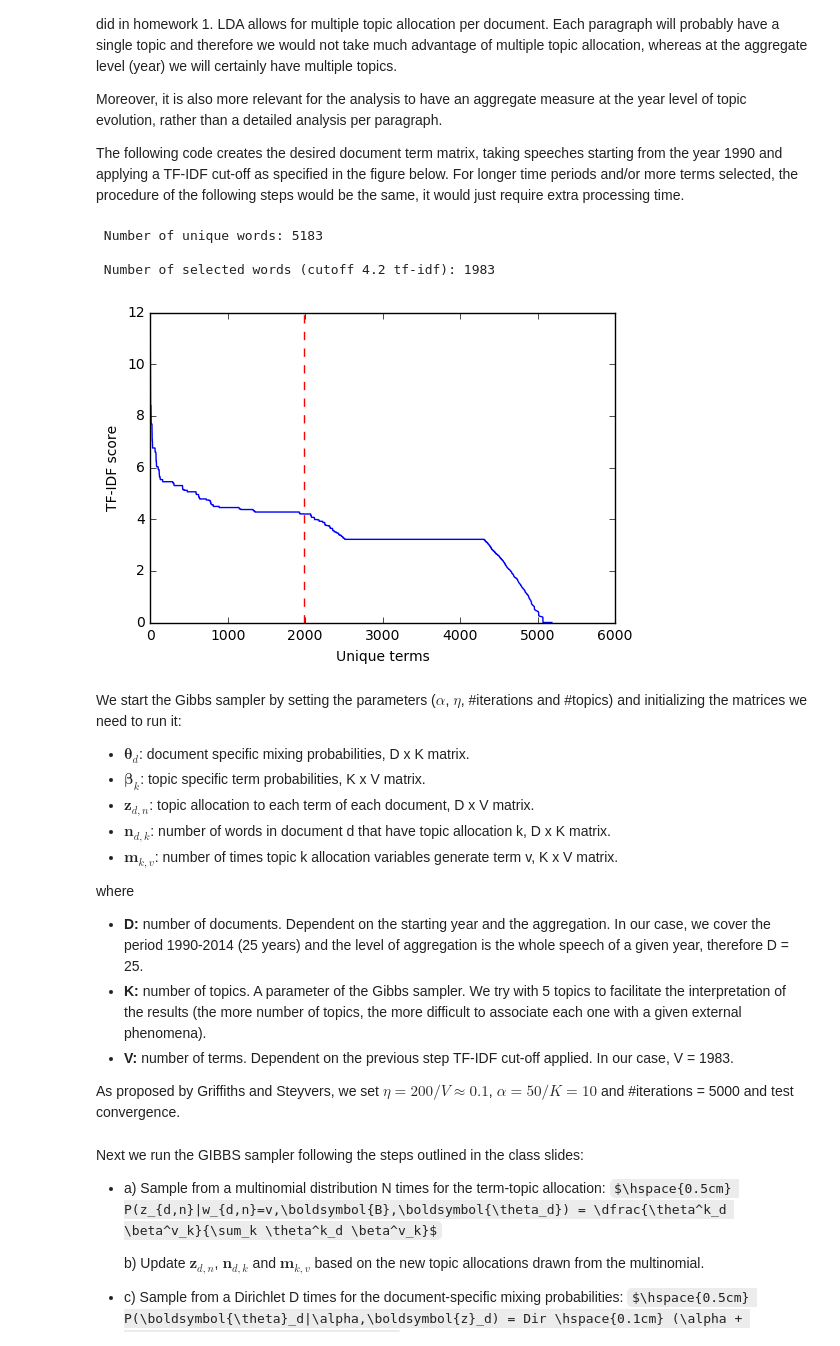
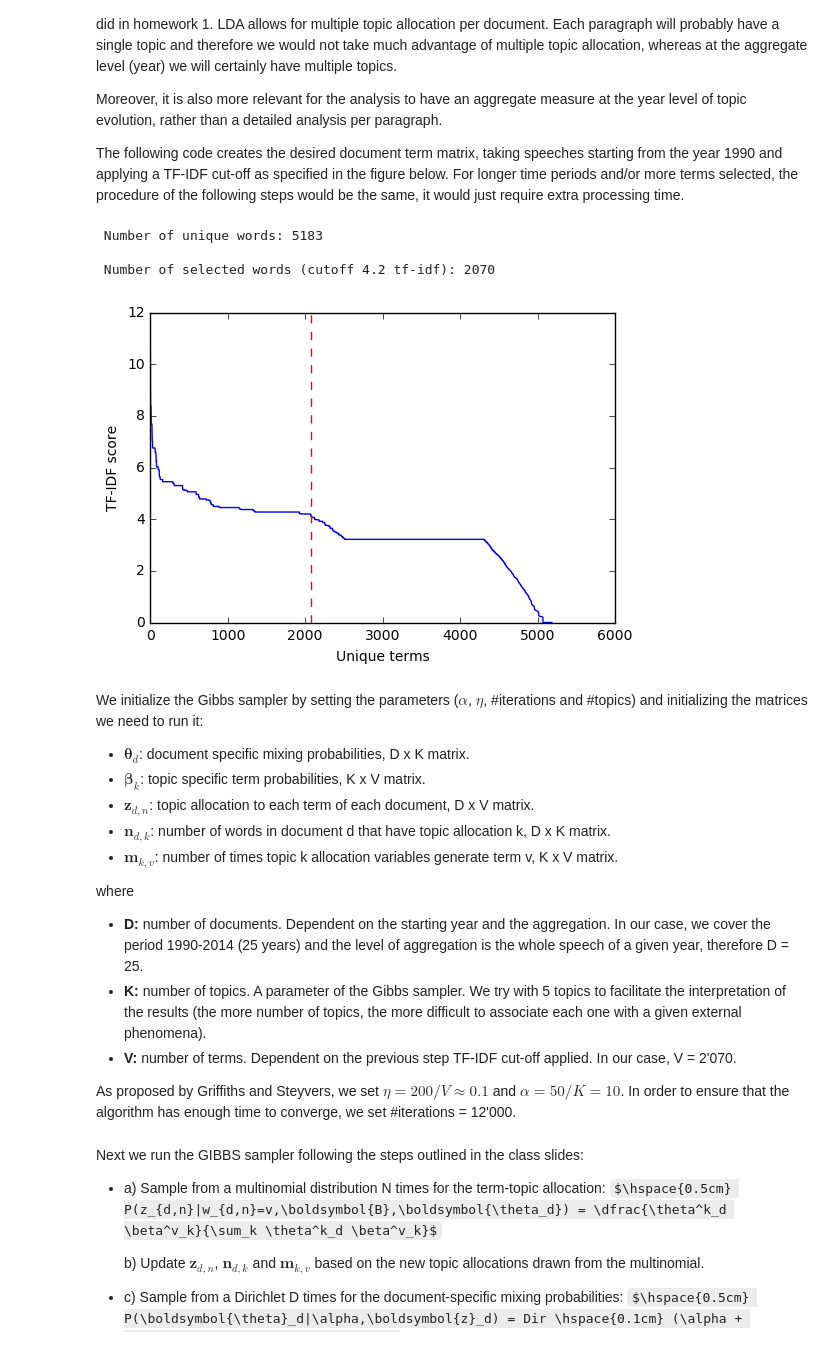
Before and after one commit to veldanie/text_mining, a Jupyter notebook: Report2.ipynb, the cells around one changed output. Drawn from its saved outputs; the diff is of its cells as text; code cells hidden in the pictures; some formulas as TeX source.

Commit message:
Gibbs sampler before last submission

```diff
--- a/Report2.ipynb
+++ b/Report2.ipynb
@@ -69,38 +69,38 @@ word_count = nl.FreqDist(tokens)
 tf = {k: 1+np.log(v) for k, v in word_count.items()}
 df = {k: np.sum(list(map(lambda x: k in x, docs))) for k in word_count.keys()}
 idf = {k: np.log(ld/v) for k, v in df.items()}
 tfidf = {k : v * tf[k] for k, v in idf.items() if k in tf}
 
 # Based on the ranking we select 500 words with highest tf-idf
 # 1st we get the rank
 rank = sorted(tfidf.items(), key=operator.itemgetter(1), reverse=True)
-cutoff = rank[2000][1] #-0.0001
+cutoff = rank[2000][1] -0.0001
 # 2nd apply the cut-off
 selected_words = {k: v for k, v in tfidf.items() if v>cutoff}
 ls = len(selected_words) # number of selected words
 
 %matplotlib inline
 plt.plot([x[1] for x in rank])
 plt.axvline(ls, color='red',linestyle='dashed')
 plt.xlabel("Unique terms")
 plt.ylabel("TF-IDF score")
 
 print("\n Number of unique words: %d" %lw)
 
 print("\n Number of selected words (cutoff %3.1f tf-idf): %d" %(cutoff,ls))
 
 #Document-term matrix using words selected using the tf-idf score.
 X = pd.DataFrame(np.zeros(shape = (ld, ls)), columns = selected_words.keys())
 
 for w in selected_words.keys():
     X[w] = list(map(lambda x: x.count(w), docs))
 # %% [output]
  Number of unique words: 5183
 
- Number of selected words (cutoff 4.2 tf-idf): 1983
+ Number of selected words (cutoff 4.2 tf-idf): 2070
-[figure, old version]
+[figure, new version]
 # %% [markdown]
-We start the Gibbs sampler by setting the parameters ($\alpha$, $\eta$, #iterations and #topics)  and initializing the matrices we need to run it:
+We initialize the Gibbs sampler by setting the parameters ($\alpha$, $\eta$, #iterations and #topics)  and initializing the matrices we need to run it:
 
 * $\boldsymbol{\theta}_d$: document specific mixing probabilities, D x K matrix.
 * $\boldsymbol{\beta}_k$: topic specific term probabilities, K x V matrix.
@@ -112,9 +112,9 @@ where
 
 * **D:** number of documents. Dependent on the starting year and the aggregation. In our case, we cover the period 1990-2014 (25 years) and the level of aggregation is the whole speech of a given year, therefore D = 25.
 * **K:** number of topics. A parameter of the Gibbs sampler. We try with 5 topics to facilitate the interpretation of the results (the more number of topics, the more difficult to associate each one with a given external phenomena).
-* **V:** number of terms. Dependent on the previous step TF-IDF cut-off applied. In our case, V = 1983.
+* **V:** number of terms. Dependent on the previous step TF-IDF cut-off applied. In our case, V = 2'070.
 
-As proposed by Griffiths and Steyvers, we set $\eta = 200/V \approx 0.1$, $\alpha = 50/K = 10$ and #iterations = 5000 and test convergence.
+As proposed by Griffiths and Steyvers, we set $\eta = 200/V \approx 0.1$ and $\alpha = 50/K = 10$. In order to ensure that the algorithm has enough time to converge, we set #iterations = 12'000.
 # %%
 #import packages
 import numpy as np
```
Also changed, not shown: parts of 7 cells of this notebook, 12 other files.
